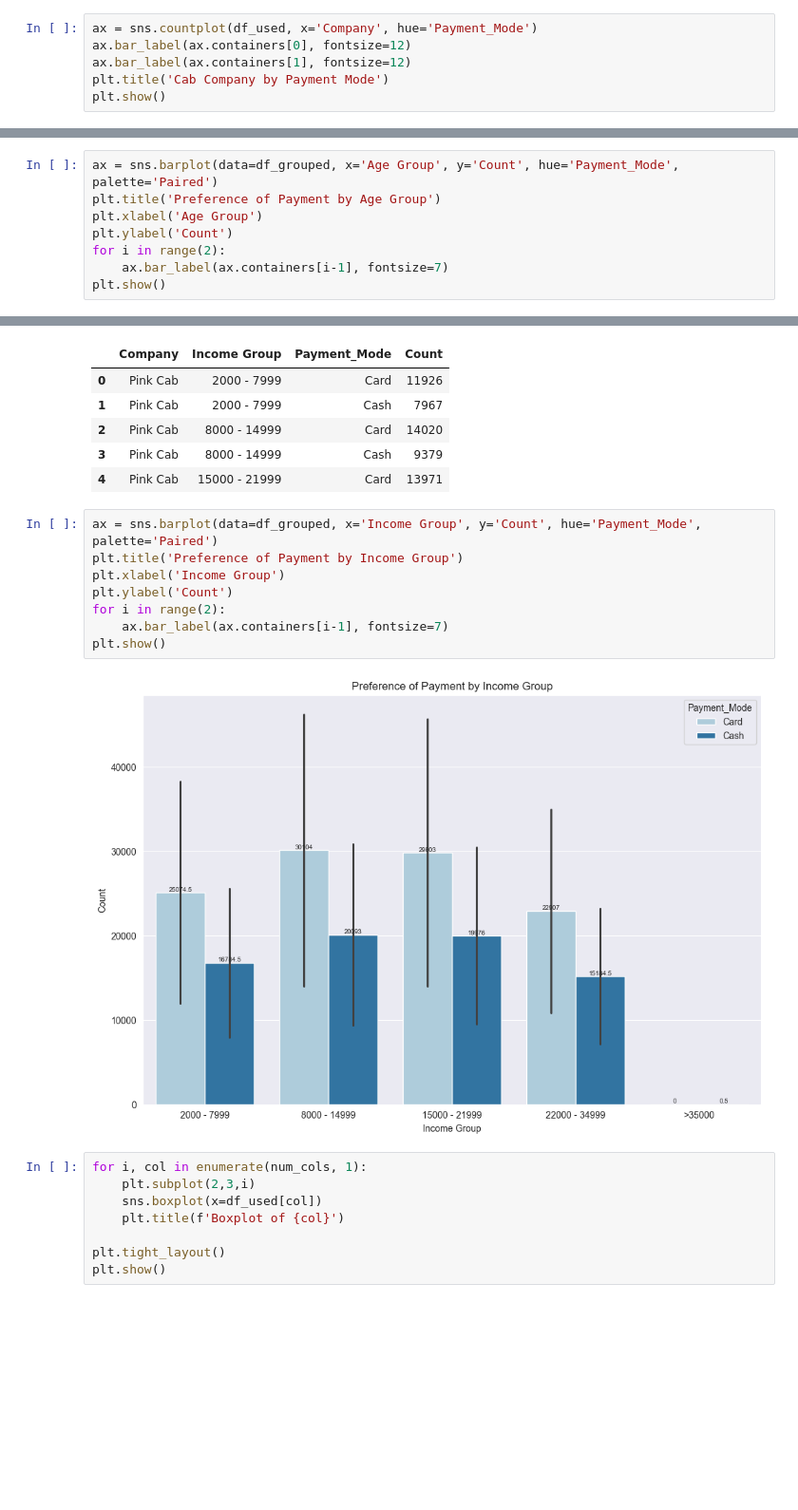
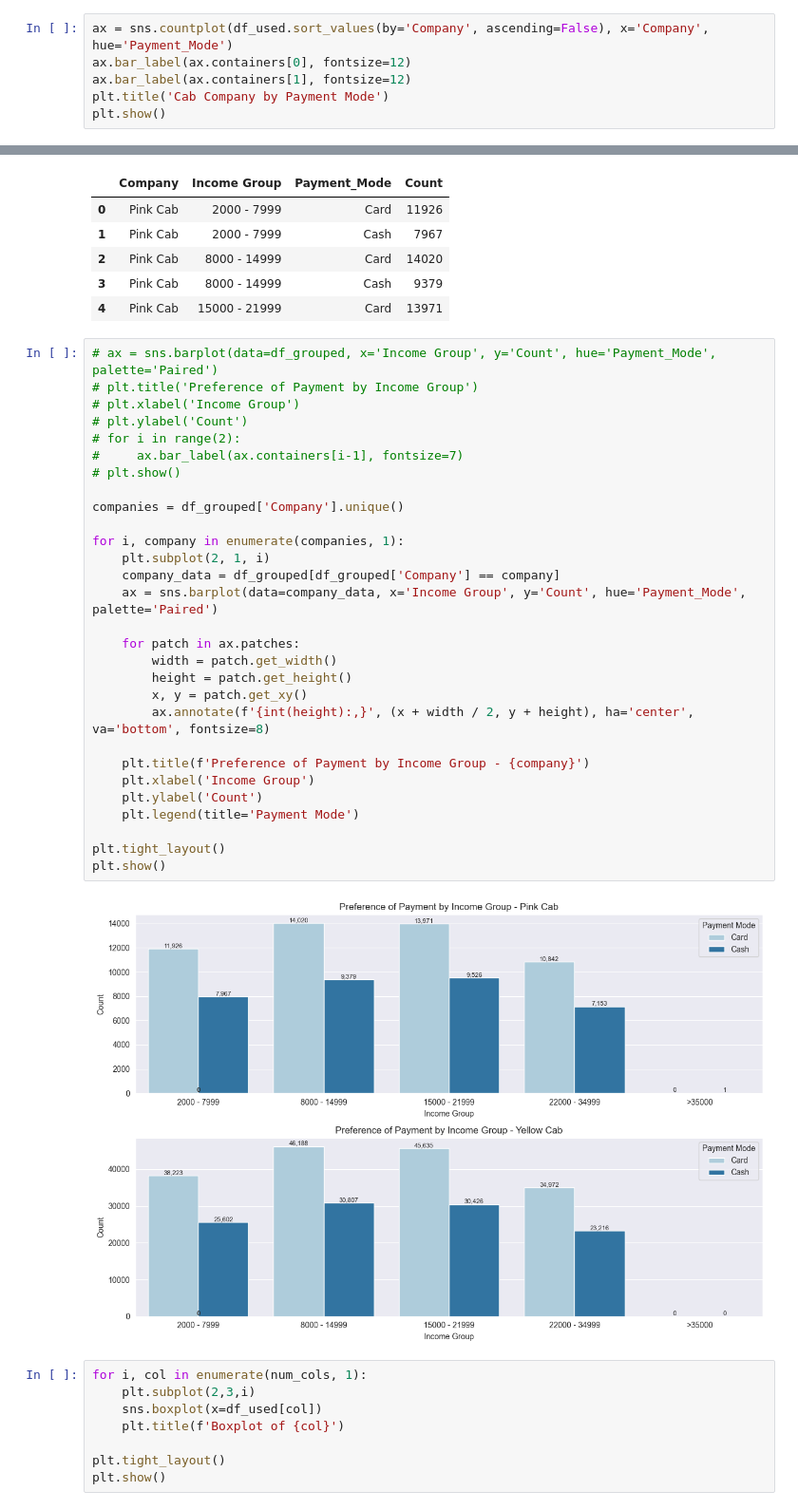
Before and after one commit to MuhammadNurilHuda/G2M-Cab-Investment, a Jupyter notebook: Data Preparation.ipynb, the cells around one changed output, grey strips where cells are left out. Shown at 95% size. Saved outputs shown, nothing was run; the diff lists cells and outputs as text; blank space fills up the shorter version.

```diff
--- a/Data Preparation.ipynb
+++ b/Data Preparation.ipynb
@@ -1132,7 +1132,7 @@ plt.show()
 # %% [markdown]
 Both companies experienced an increase in profits in 2017, but decreased again in 2018
 # %%
-ax = sns.countplot(df_used, x='Company', hue='Payment_Mode')
+ax = sns.countplot(df_used.sort_values(by='Company', ascending=False), x='Company', hue='Payment_Mode')
 ax.bar_label(ax.containers[0], fontsize=12)
 ax.bar_label(ax.containers[1], fontsize=12)
 plt.title('Cab Company by Payment Mode')
@@ -1149,11 +1149,3 @@ df_grouped.head()
 | 2 | Pink Cab | 25-29 | Card | 8168 |
 | 3 | Pink Cab | 25-29 | Cash | 5507 |
 | 4 | Pink Cab | 30-34 | Card | 7852 |
-# %%
-ax = sns.barplot(data=df_grouped, x='Age Group', y='Count', hue='Payment_Mode', palette='Paired')
-plt.title('Preference of Payment by Age Group')
-plt.xlabel('Age Group')
-plt.ylabel('Count')
-for i in range(2):
-    ax.bar_label(ax.containers[i-1], fontsize=7)
-plt.show()
@@ -1170,15 +1200,36 @@ df_grouped.head()
 | 3 | Pink Cab | 8000 - 14999 | Cash | 9379 |
 | 4 | Pink Cab | 15000 - 21999 | Card | 13971 |
 # %%
-ax = sns.barplot(data=df_grouped, x='Income Group', y='Count', hue='Payment_Mode', palette='Paired')
-plt.title('Preference of Payment by Income Group')
-plt.xlabel('Income Group')
-plt.ylabel('Count')
-for i in range(2):
-    ax.bar_label(ax.containers[i-1], fontsize=7)
+# ax = sns.barplot(data=df_grouped, x='Income Group', y='Count', hue='Payment_Mode', palette='Paired')
+# plt.title('Preference of Payment by Income Group')
+# plt.xlabel('Income Group')
+# plt.ylabel('Count')
+# for i in range(2):
+#     ax.bar_label(ax.containers[i-1], fontsize=7)
+# plt.show()
+
+companies = df_grouped['Company'].unique()
+
+for i, company in enumerate(companies, 1):
+    plt.subplot(2, 1, i)
+    company_data = df_grouped[df_grouped['Company'] == company]
+    ax = sns.barplot(data=company_data, x='Income Group', y='Count', hue='Payment_Mode', palette='Paired')
+
+    for patch in ax.patches:
+        width = patch.get_width()
+        height = patch.get_height()
+        x, y = patch.get_xy()
+        ax.annotate(f'{int(height):,}', (x + width / 2, y + height), ha='center', va='bottom', fontsize=8)
+
+    plt.title(f'Preference of Payment by Income Group - {company}')
+    plt.xlabel('Income Group')
+    plt.ylabel('Count')
+    plt.legend(title='Payment Mode')
+
+plt.tight_layout()
 plt.show()
 # %% [output]
-[figure, old version]
+[figure, new version]
 # %%
 for i, col in enumerate(num_cols, 1):
     plt.subplot(2,3,i)
```
Also changed, not shown: parts of 5 cells of this notebook.
